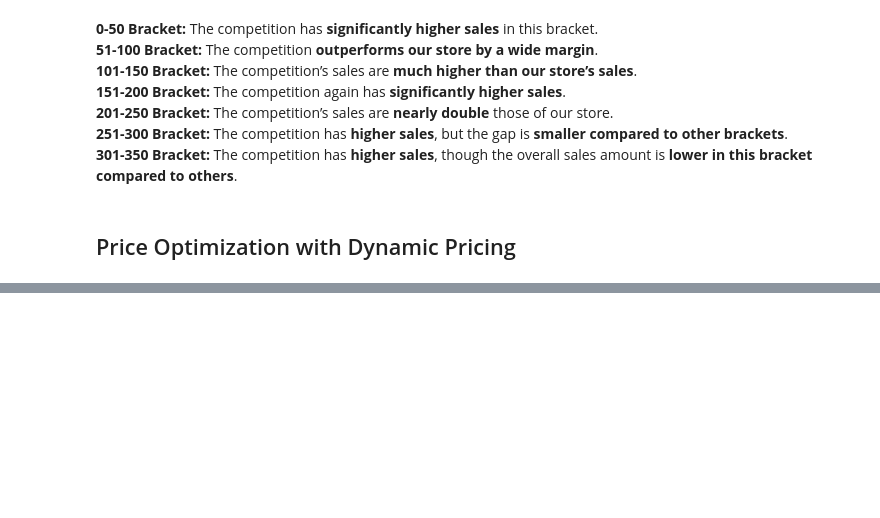
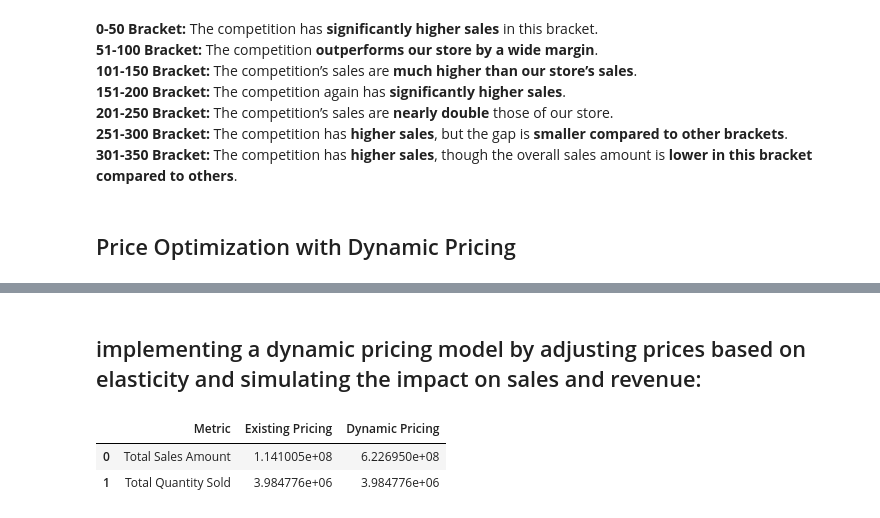
Before and after one commit to jainsamyak15/Dynamic-Pricing-Case-Study, a Jupyter notebook: Price-optimization.ipynb, the cells around one changed output, grey strips where cells are left out. Drawn from its saved outputs; the diff is of its cells as text; code cells hidden in the pictures; blank space fills up the shorter version.

```diff
--- a/Price-optimization.ipynb
+++ b/Price-optimization.ipynb
@@ -208,0 +257,32 @@ sales_by_bracket
+# %% [markdown]
+## implementing a dynamic pricing model by adjusting prices based on elasticity and simulating the impact on sales and revenue:
+# %%
+# create a copy of the dataset for simulation
+dynamic_pricing_data = pricing_data.copy()
+
+# apply dynamic pricing rules
+dynamic_pricing_data.loc[dynamic_pricing_data['segment'] == 'Medium', 'dynamic_price'] = dynamic_pricing_data['Price'] * 1.05
+dynamic_pricing_data.loc[dynamic_pricing_data['segment'] == 'High', 'dynamic_price'] = dynamic_pricing_data['Price'] * 0.90
+
+# calculate new sales amounts based on dynamic prices
+dynamic_pricing_data['dynamic_sales_amt'] = dynamic_pricing_data['dynamic_price'] * dynamic_pricing_data['Item_Quantity']
+
+# compare total sales amount between existing and dynamic pricing
+total_sales_existing = pricing_data['Sales_Amount'].sum()
+total_sales_dynamic = dynamic_pricing_data['dynamic_sales_amt'].sum()
+
+# compare total quantity sold between existing and dynamic pricing
+total_qty_existing = pricing_data['Item_Quantity'].sum()
+total_qty_dynamic = dynamic_pricing_data['Item_Quantity'].sum()  # quantity sold remains the same for comparison
+
+comparison_summary = pd.DataFrame({
+    'Metric': ['Total Sales Amount', 'Total Quantity Sold'],
+    'Existing Pricing': [total_sales_existing, total_qty_existing],
+    'Dynamic Pricing': [total_sales_dynamic, total_qty_dynamic]
+})
+
+comparison_summary
+# %% [output]
+|  | Metric | Existing Pricing | Dynamic Pricing |
+| 0 | Total Sales Amount | 1.141005e+08 | 6.226950e+08 |
+| 1 | Total Quantity Sold | 3.984776e+06 | 3.984776e+06 |
```
Also changed, not shown: parts of 7 cells of this notebook.
